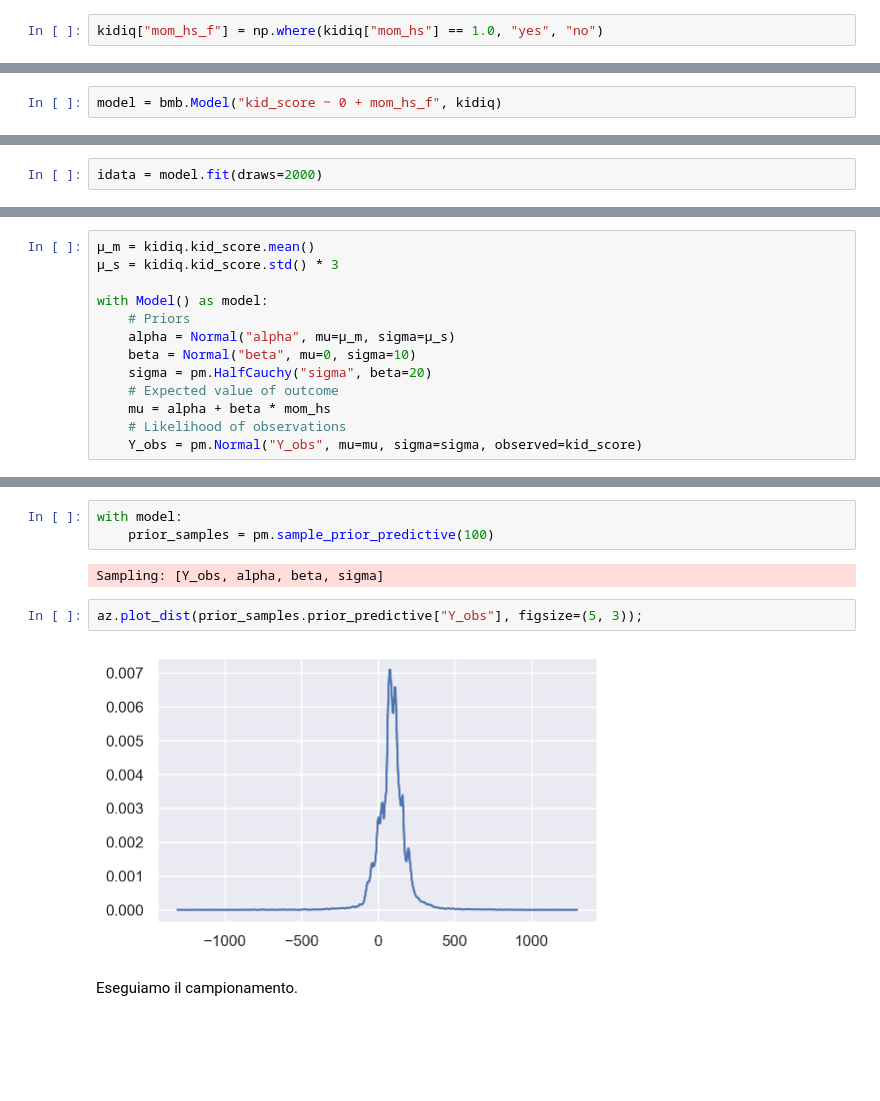
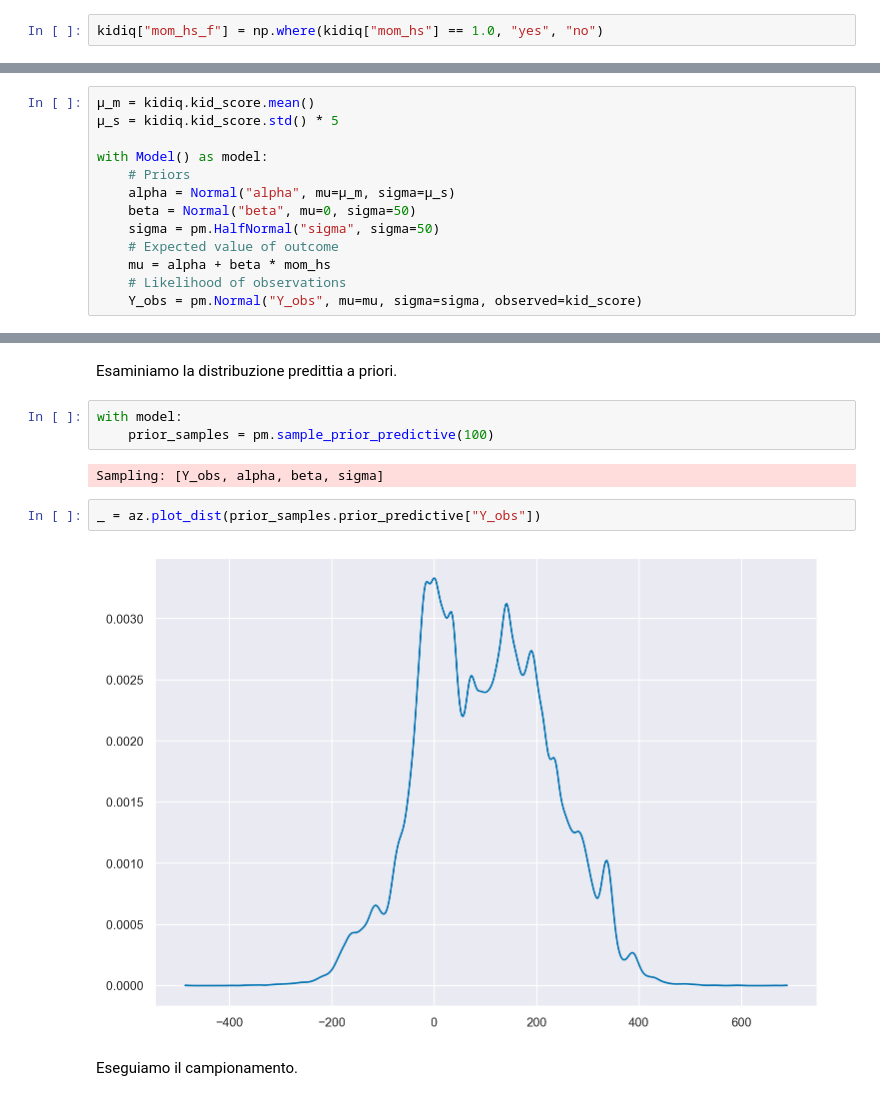
Before and after one commit to ccaudek/ds4psy_2023, a Jupyter notebook: 415_reglin_4.ipynb, the cells around one changed output, grey strips where cells are left out. Cells and saved outputs as stored; diff of their text form; blank space fills up the shorter version.

```diff
--- a/415_reglin_4.ipynb
+++ b/415_reglin_4.ipynb
@@ -109,2 +108,0 @@ Scriviamo il modello statistico nel modo seguente:
-# %%
-model = bmb.Model("kid_score ~ 0 + mom_hs_f", kidiq)
@@ -113,2 +136,15 @@ La variabile `mom_hs_f` è una variabile categoriale e verrà trasformata automa
+# %%
+μ_m = kidiq.kid_score.mean()
+μ_s = kidiq.kid_score.std() * 5
+
+with Model() as model:
+    # Priors
+    alpha = Normal("alpha", mu=μ_m, sigma=μ_s)
+    beta = Normal("beta", mu=0, sigma=50)
+    sigma = pm.HalfNormal("sigma", sigma=50)
+    # Expected value of outcome
+    mu = alpha + beta * mom_hs
+    # Likelihood of observations
+    Y_obs = pm.Normal("Y_obs", mu=mu, sigma=sigma, observed=kid_score)
 # %%
 pm.model_to_graphviz(model)
@@ -115,2 +152,0 @@ pm.model_to_graphviz(model)
-# %%
-idata = model.fit(draws=2000)
@@ -149,13 +152,0 @@ Specifichiamo ora il modello usando PyMC.
-# %%
-μ_m = kidiq.kid_score.mean()
-μ_s = kidiq.kid_score.std() * 3
-
-with Model() as model:
-    # Priors
-    alpha = Normal("alpha", mu=μ_m, sigma=μ_s)
-    beta = Normal("beta", mu=0, sigma=10)
-    sigma = pm.HalfCauchy("sigma", beta=20)
-    # Expected value of outcome
-    mu = alpha + beta * mom_hs
-    # Likelihood of observations
-    Y_obs = pm.Normal("Y_obs", mu=mu, sigma=sigma, observed=kid_score)
@@ -166,12 +153,14 @@ pm.model_to_graphviz(model)
+# %% [markdown]
+Esaminiamo la distribuzione predittia a priori.
 # %%
 with model:
     prior_samples = pm.sample_prior_predictive(100)
 # %% [output]
 Sampling: [Y_obs, alpha, beta, sigma]
 # %%
-az.plot_dist(prior_samples.prior_predictive["Y_obs"], figsize=(5, 3));
+_ = az.plot_dist(prior_samples.prior_predictive["Y_obs"])
 # %% [output]
-[figure, old version]
+[figure, new version]
 # %% [markdown]
 Eseguiamo il campionamento.
 # %%
```
Also changed, not shown: parts of 30 cells of this notebook.
